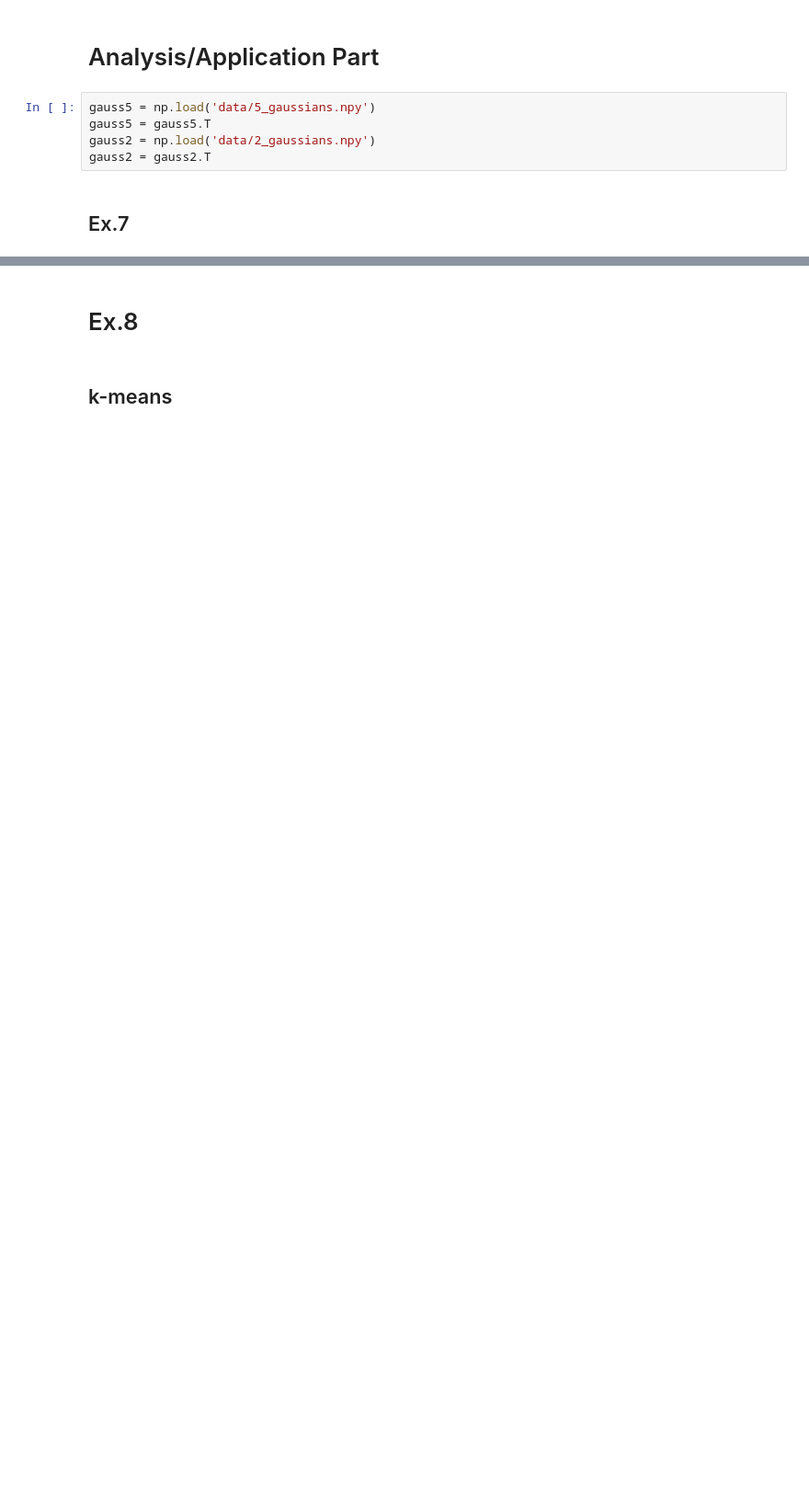
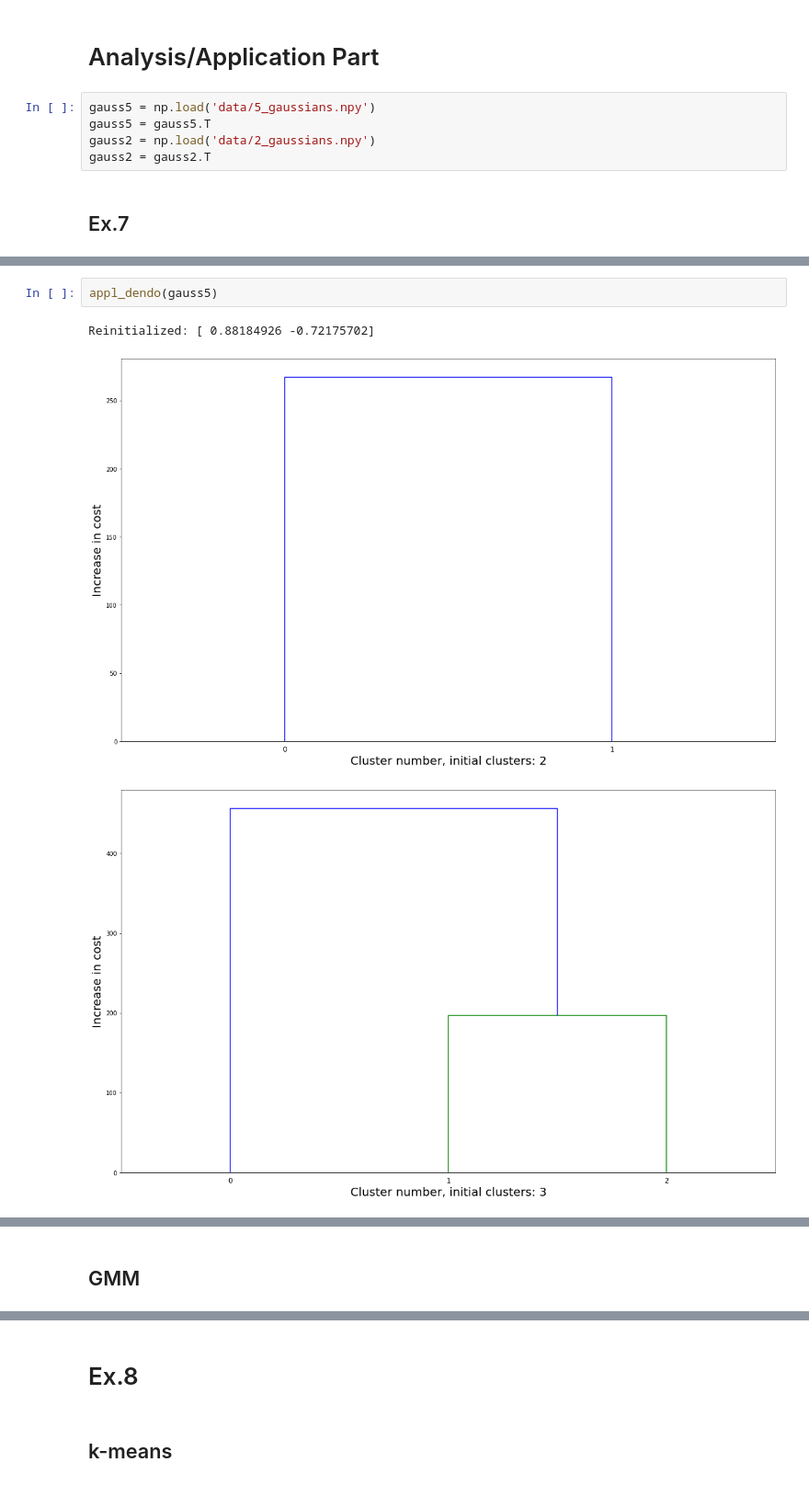
Before and after one commit to olhorst/ML_tests, a Jupyter notebook: problem_set2/Agglo.ipynb, the cells around one changed output, grey strips where cells are left out. Shown: that part at 92% size. Cells and saved outputs as stored; diff of their text form; blank space fills up the shorter version.

```diff
--- a/problem_set2/Agglo.ipynb
+++ b/problem_set2/Agglo.ipynb
@@ -153,0 +378,6 @@ gauss2 = gauss2.T
+# %%
+appl_dendo(gauss5)
+# %% [output]
+Reinitialized: [ 0.88184926 -0.72175702]
+[figure, added]
+[figure, added]
@@ -153,0 +388,2 @@ gauss2 = gauss2.T
+# %% [markdown]
+## GMM
```
Also changed, not shown: parts of 59 cells of this notebook, 4 other files.
